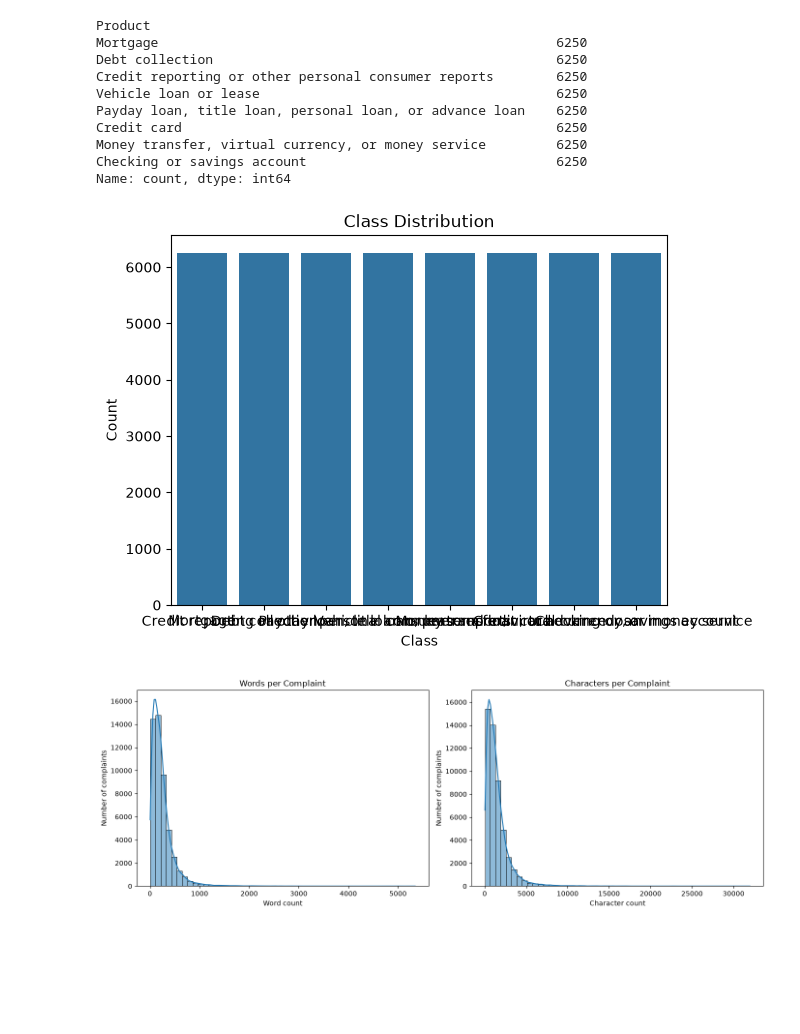
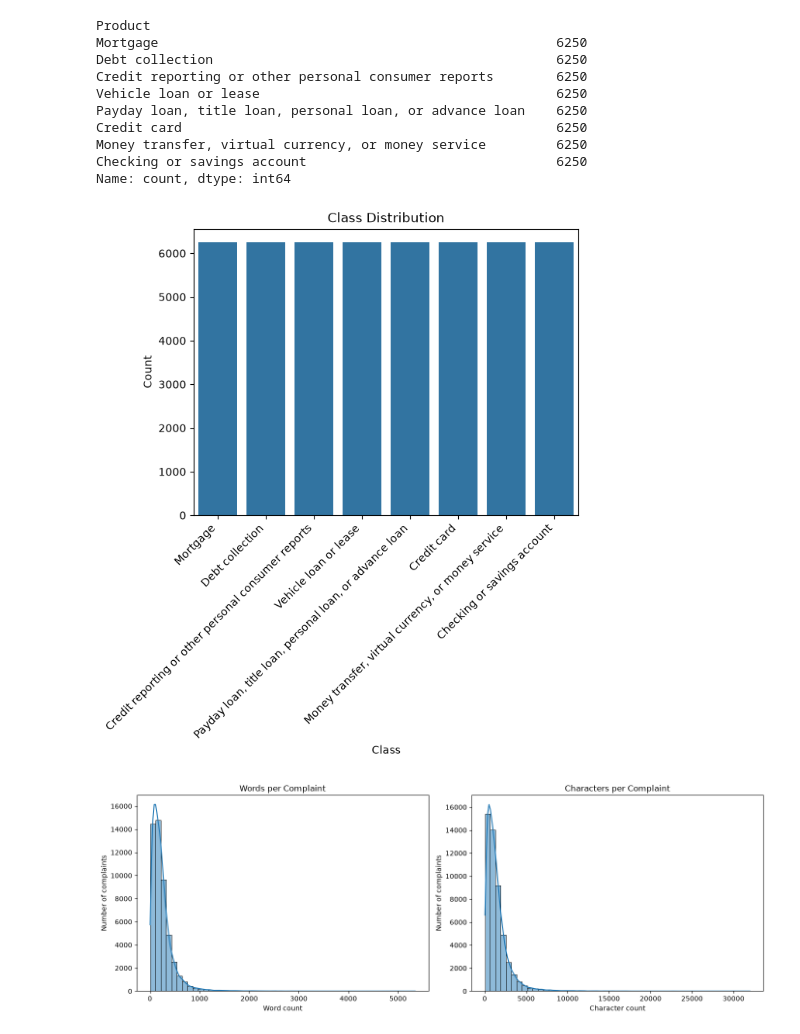
Before and after one commit to CodeSlavve/SupportTicket-ComplaintClassifier, a Jupyter notebook: notebooks/EDA.ipynb, the cells around one changed output. Drawn from its saved outputs; the diff is of its cells as text; code cells hidden in the pictures; blank space fills up the shorter version.

```diff
--- a/notebooks/EDA.ipynb
+++ b/notebooks/EDA.ipynb
@@ -44,27 +44,27 @@ Data columns (total 16 columns):
 dtypes: int64(1), str(15)
 memory usage: 86.9 MB
 # %%
-# Class counts
 print(data["Product"].value_counts())
 
-# Bar chart
 sns.countplot(data, x="Product")
 plt.title("Class Distribution")
 plt.xlabel("Class")
 plt.ylabel("Count")
+plt.xticks(rotation=45, ha="right")
+plt.yticks(rotation=0)
 plt.show()
 # %% [output]
 Product
 Mortgage                                                   6250
 Debt collection                                            6250
 Credit reporting or other personal consumer reports        6250
 Vehicle loan or lease                                      6250
 Payday loan, title loan, personal loan, or advance loan    6250
 Credit card                                                6250
 Money transfer, virtual currency, or money service         6250
 Checking or savings account                                6250
 Name: count, dtype: int64
-[figure, old version]
+[figure, new version]
 # %%
 data["word_count"] = (
     data["Consumer complaint narrative"].fillna("").astype(str).str.split().str.len()
```
Also changed, not shown: parts of 2 cells of this notebook.
